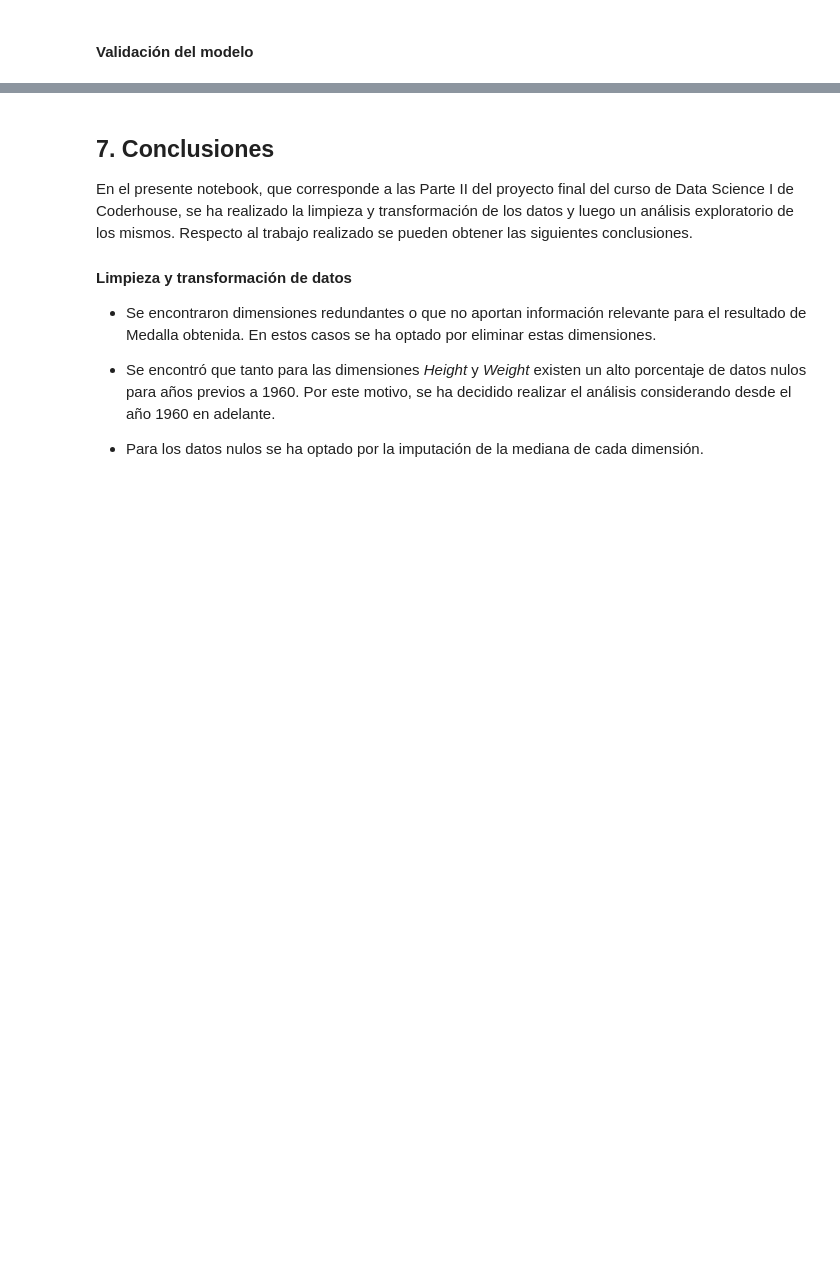
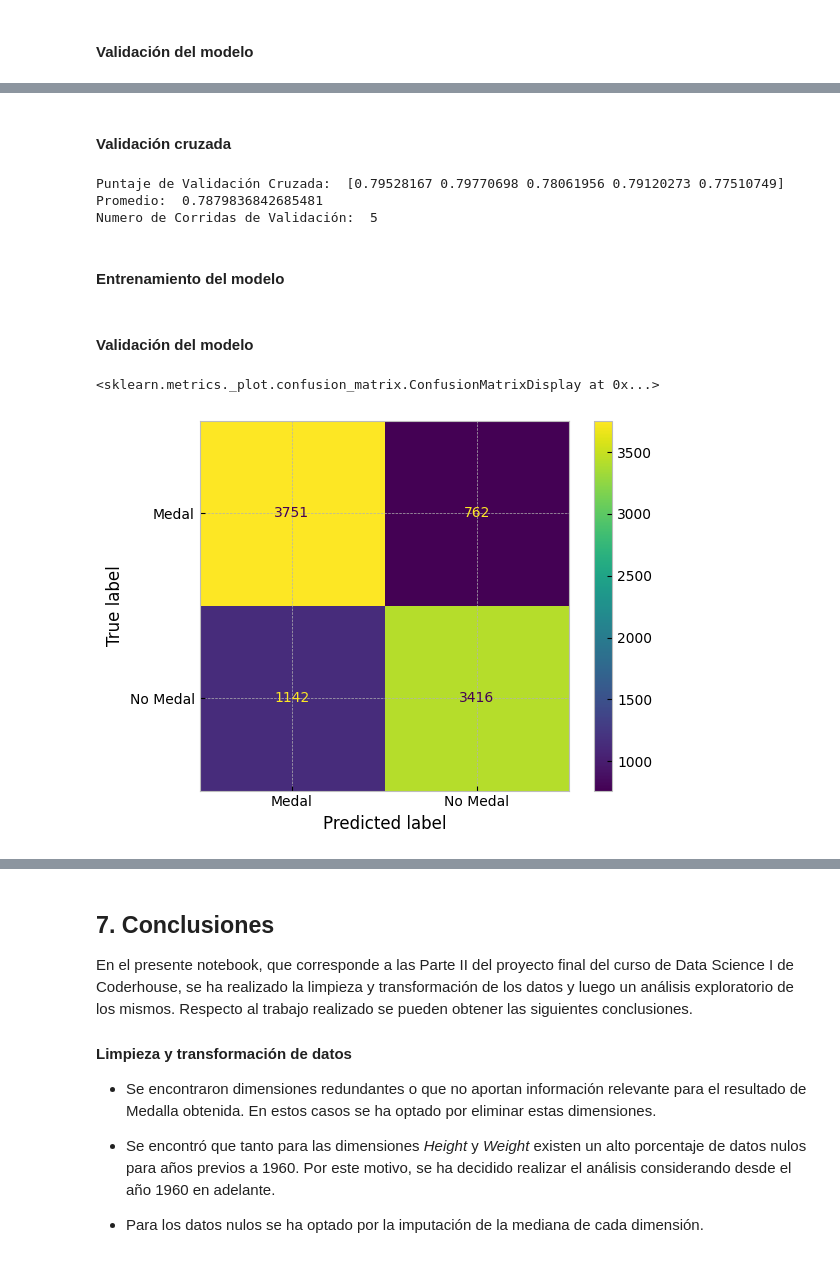
Before and after one commit to EduGatoX/datascience01, a Jupyter notebook: ProyectoDS_ParteIII_+Nuñez.ipynb, the cells around one changed output, grey strips where cells are left out. Cells and saved outputs as stored; diff of their text form; code cells hidden in the pictures; blank space fills up the shorter version.

```diff
--- a/ProyectoDS_ParteIII_+Nuñez.ipynb
+++ b/ProyectoDS_ParteIII_+Nuñez.ipynb
@@ -1054,0 +1076,6 @@ weighted avg       0.64      0.63      0.63      6871
+# %%
+# Las categorias 0=Bronze, 1=Gold y 3=Silver serán transformadas a 0
+df_norm["Medal"].replace([1, 3], 0, inplace=True)
+
+# La categoría 2=No Medal será transformada en 1
+df_norm["Medal"].replace(2, 1, inplace=True)
@@ -1054,0 +1090,6 @@ weighted avg       0.64      0.63      0.63      6871
+# %%
+drop_n = 136000-22000
+df_no_medal = df[df["Medal"] == "No Medal"]
+indices = np.random.choice(df_no_medal.index, drop_n, replace=False)
+
+df_norm.drop(index=indices, inplace=True)
@@ -1054,0 +1104,48 @@ weighted avg       0.64      0.63      0.63      6871
+# %%
+# Seleccion de caracteristicas
+columns = ["Sex", "NOC", "Year", "City", "Sport",
+           "Previous_participations", "Previous_Gold", "Previous_Silver",
+           "Previous_Bronze", "Previous_No_Medal"]
+
+target = "Medal"
+
+X = df_norm[columns]
+y = df_norm[target]
+
+# Se crea clasificador y cross validator
+clf = KNeighborsClassifier()
+kfolds = StratifiedKFold(n_splits=5)
+# %% [markdown]
+#### Validación cruzada
+# %%
+scores = cross_val_score(clf, X, y, cv=kfolds)
+
+print("Puntaje de Validación Cruzada: ", scores)
+print("Promedio: ", scores.mean())
+print("Numero de Corridas de Validación: ", len(scores))
+# %% [output]
+Puntaje de Validación Cruzada:  [0.79528167 0.79770698 0.78061956 0.79120273 0.77510749]
+Promedio:  0.7879836842685481
+Numero de Corridas de Validación:  5
+# %% [markdown]
+#### Entrenamiento del modelo
+# %%
+X_train, X_test, y_train, y_test = train_test_split(
+    X, y, test_size=0.2, random_state=0)
+
+clf.fit(X_train, y_train)
+
+y_pred = clf.predict(X_test)
+# %% [markdown]
+#### Validación del modelo
+# %%
+conf_mat = confusion_matrix(y_test, y_pred)
+
+labels = label_encoders["Medal"].inverse_transform(df_n.Medal.unique())
+
+disp = ConfusionMatrixDisplay(conf_mat, display_labels=["Medal", "No Medal"])
+
+disp.plot()
+# %% [output]
+<sklearn.metrics._plot.confusion_matrix.ConfusionMatrixDisplay at 0x...>
+[figure, added]
```
Also changed, not shown: parts of 13 cells of this notebook.
